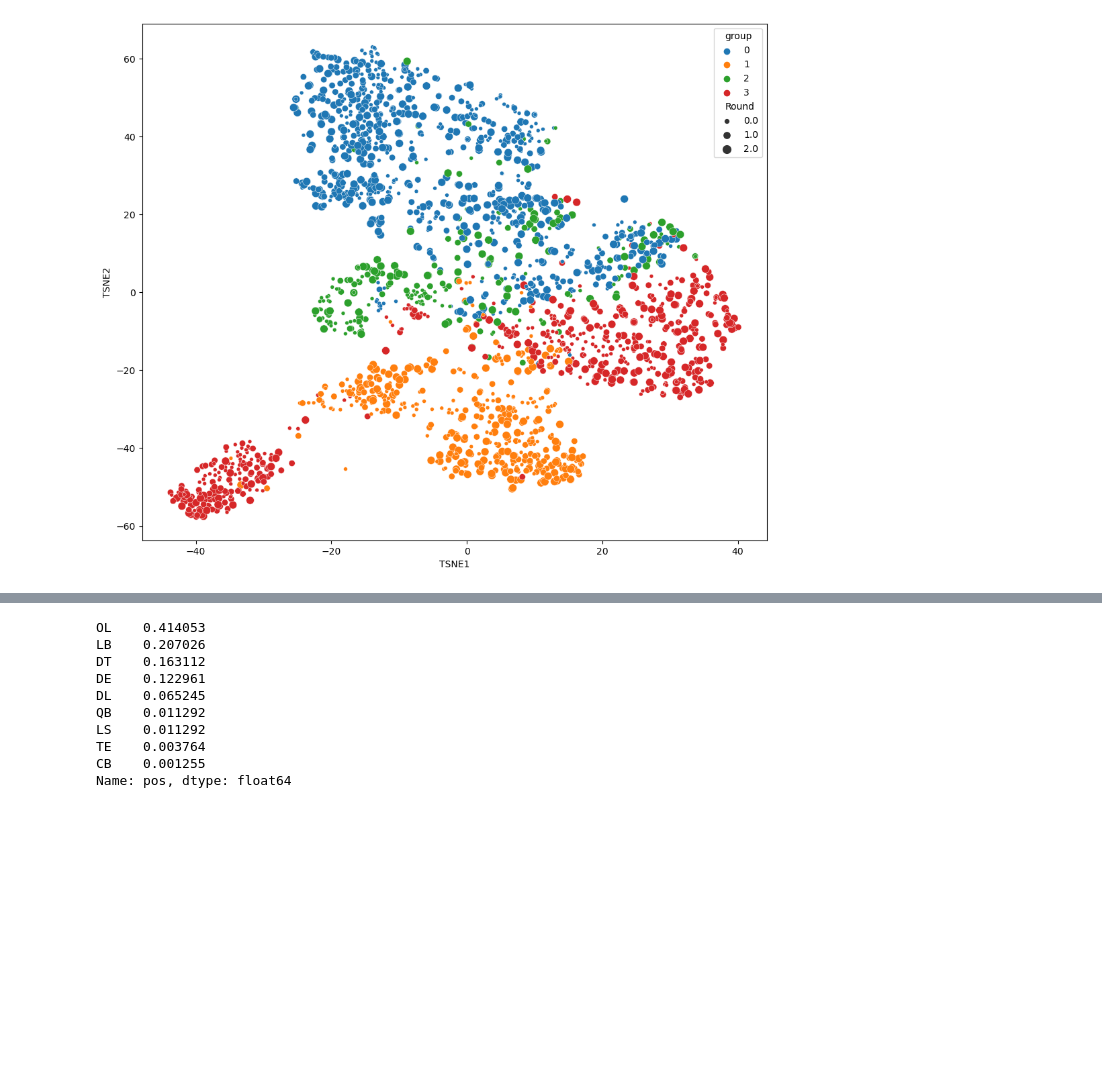
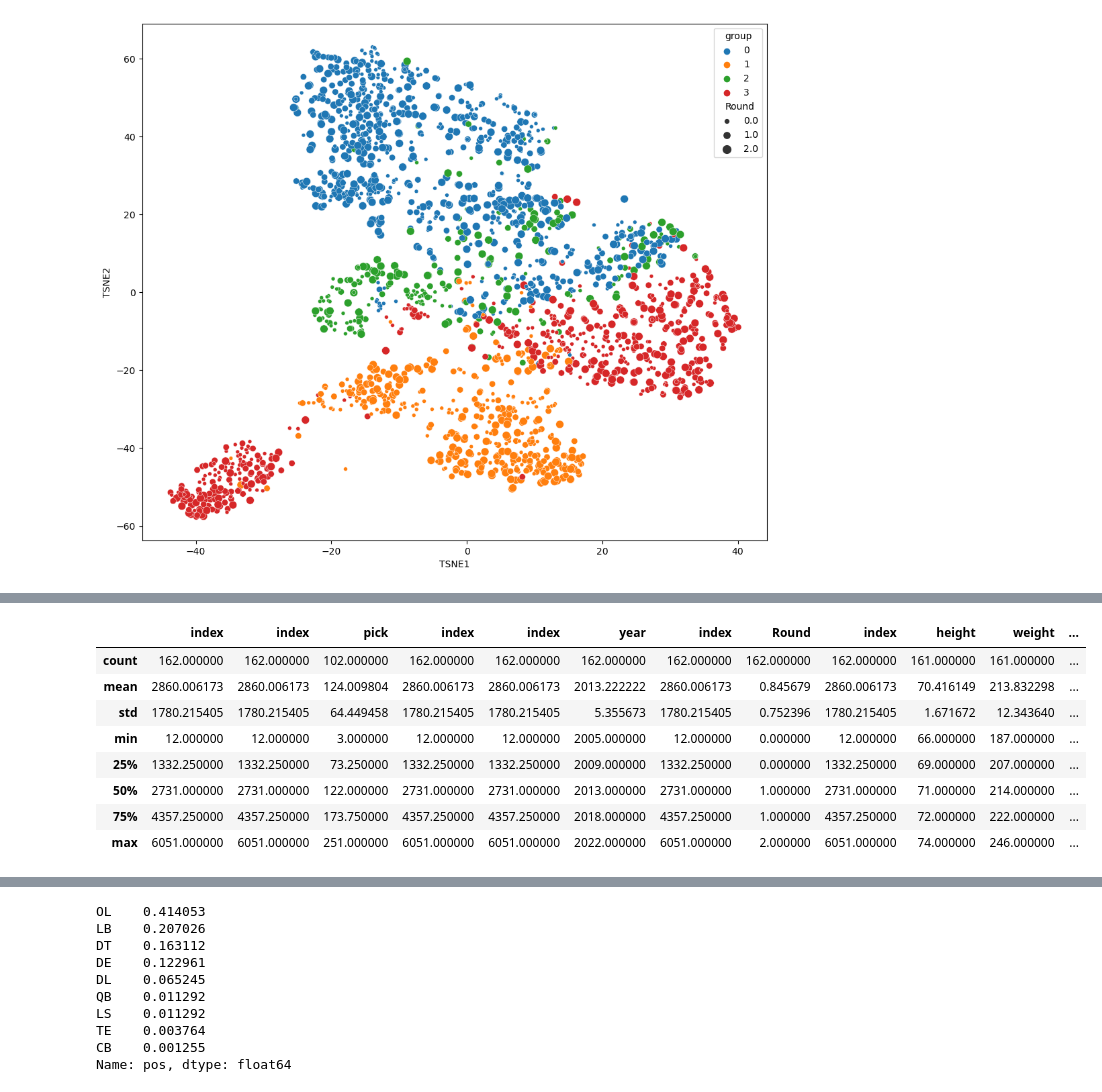
Before and after one commit to jpalgon/Draft_Combine, a Jupyter notebook: Modeling.ipynb, the cells around one changed output, grey strips where cells are left out. Saved outputs shown, nothing was run; the diff lists cells and outputs as text; code cells hidden in the pictures; blank space fills up the shorter version.

```diff
--- a/Modeling.ipynb
+++ b/Modeling.ipynb
@@ -205,2 +163,2 @@ tsne_trans
 # %%
-x_tsne = pd.concat([tsne_xs,tsne_trans['group']],axis=1)
+x_tsne = pd.concat([tsne_xs,tsne_y_pred['group']],axis=1)
@@ -298,0 +269,2 @@ look
+# %%
+clump3_bl = relook[(relook.TSNE1 < -20) & (relook.group == 3)]
@@ -298,0 +293,12 @@ look
+# %%
+clump3_bl.describe()
+# %% [output]
+|  | index | index | pick | index | index | year | index | Round | index | height | weight | ... |
+| count | 162.000000 | 162.000000 | 102.000000 | 162.000000 | 162.000000 | 162.000000 | 162.000000 | 162.000000 | 162.000000 | 161.000000 | 161.000000 | ... |
+| mean | 2860.006173 | 2860.006173 | 124.009804 | 2860.006173 | 2860.006173 | 2013.222222 | 2860.006173 | 0.845679 | 2860.006173 | 70.416149 | 213.832298 | ... |
+| std | 1780.215405 | 1780.215405 | 64.449458 | 1780.215405 | 1780.215405 | 5.355673 | 1780.215405 | 0.752396 | 1780.215405 | 1.671672 | 12.343640 | ... |
+| min | 12.000000 | 12.000000 | 3.000000 | 12.000000 | 12.000000 | 2005.000000 | 12.000000 | 0.000000 | 12.000000 | 66.000000 | 187.000000 | ... |
+| 25% | 1332.250000 | 1332.250000 | 73.250000 | 1332.250000 | 1332.250000 | 2009.000000 | 1332.250000 | 0.000000 | 1332.250000 | 69.000000 | 207.000000 | ... |
+| 50% | 2731.000000 | 2731.000000 | 122.000000 | 2731.000000 | 2731.000000 | 2013.000000 | 2731.000000 | 1.000000 | 2731.000000 | 71.000000 | 214.000000 | ... |
+| 75% | 4357.250000 | 4357.250000 | 173.750000 | 4357.250000 | 4357.250000 | 2018.000000 | 4357.250000 | 1.000000 | 4357.250000 | 72.000000 | 222.000000 | ... |
+| max | 6051.000000 | 6051.000000 | 251.000000 | 6051.000000 | 6051.000000 | 2022.000000 | 6051.000000 | 2.000000 | 6051.000000 | 74.000000 | 246.000000 | ... |
```
Also changed, not shown: parts of 46 cells of this notebook.
